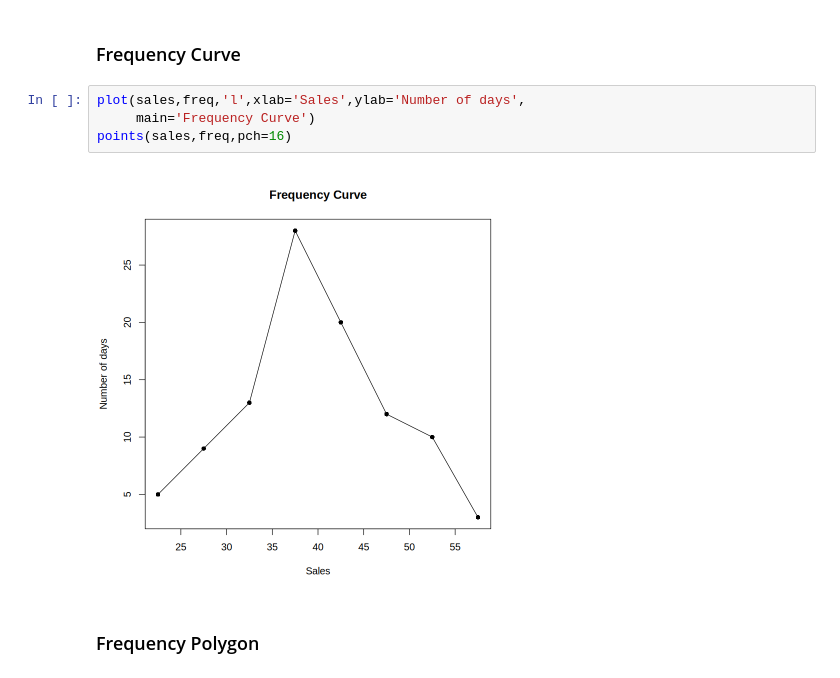
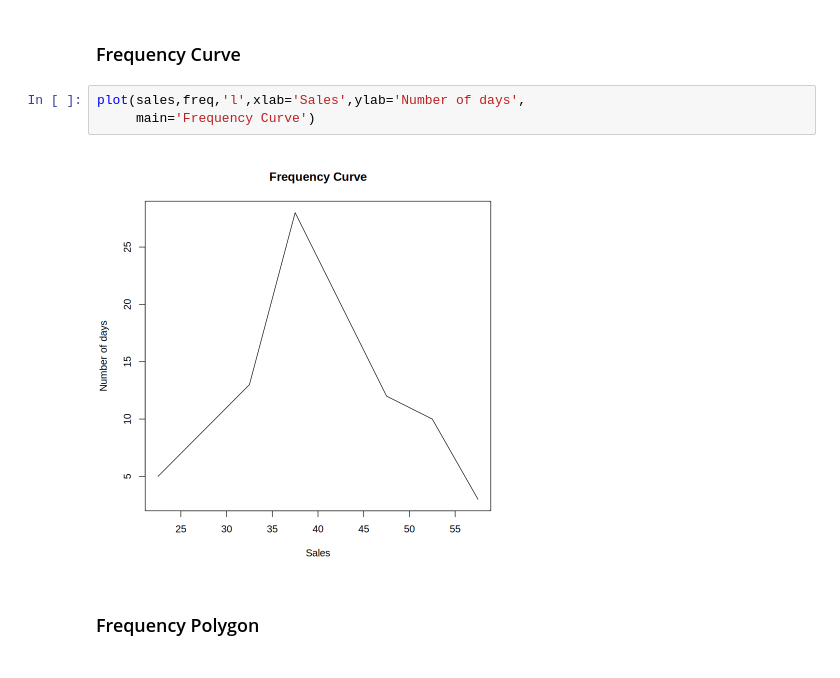
Before and after one commit to EshaanJoshiSDBI/Statistics_Notes, a Jupyter notebook: Statistical_Computing_Using_R_And_Python/EshaanJoshi_18007_R&Python_Assignment2.ipynb, the cells around one changed output. Drawn from its saved outputs; the diff is of its cells as text.

```diff
--- a/Statistical_Computing_Using_R_And_Python/EshaanJoshi_18007_R&Python_Assignment2.ipynb
+++ b/Statistical_Computing_Using_R_And_Python/EshaanJoshi_18007_R&Python_Assignment2.ipynb
@@ -25,9 +25,8 @@ hist(y,xlab="Sales",ylab="Number of days",main="Histogram")
 # %%
 plot(sales,freq,'l',xlab='Sales',ylab='Number of days',
      main='Frequency Curve')
-points(sales,freq,pch=16)
 # %% [output]
-[figure, old version]
+[figure, new version]
 # %% [markdown]
 ### Frequency Polygon
 # %%
```
Also changed, not shown: parts of 3 cells of this notebook, 1 other file.
